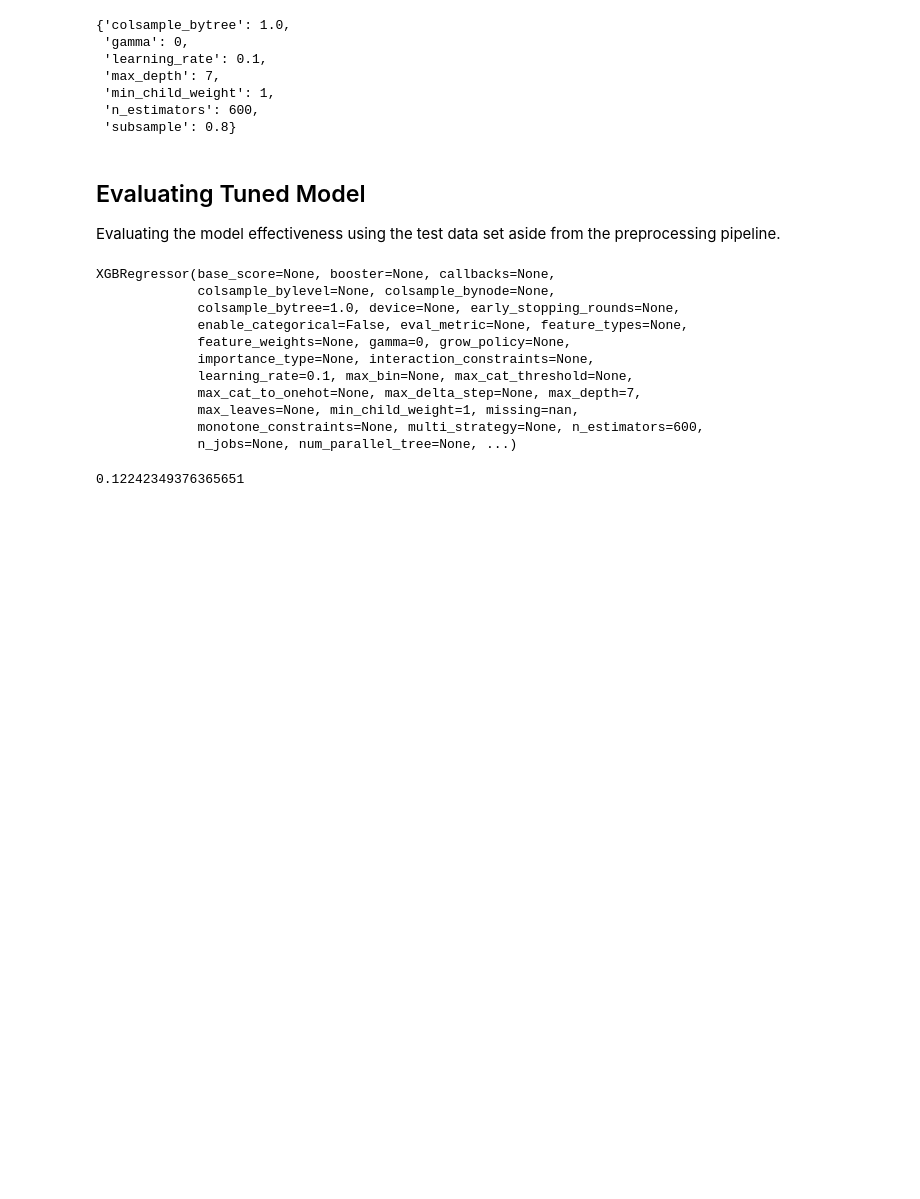
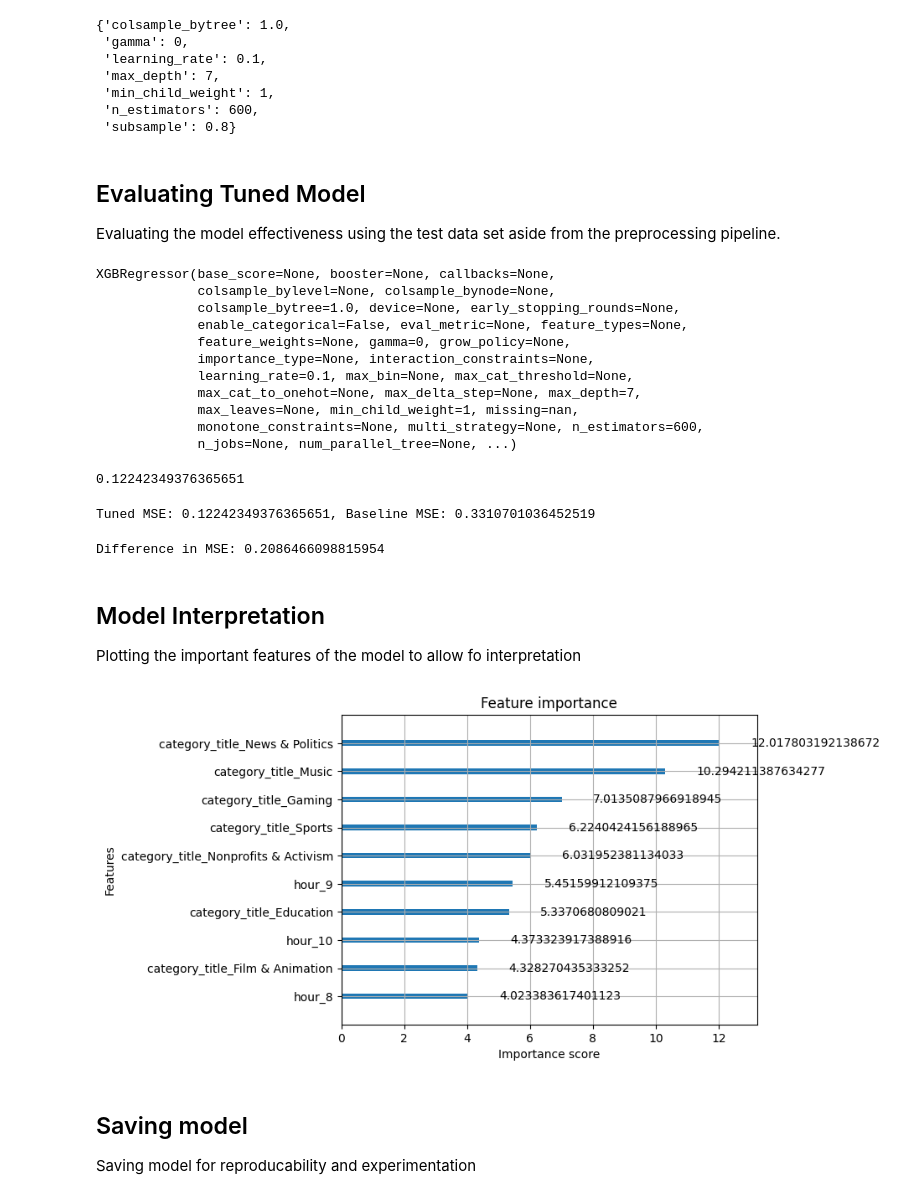
Before and after one commit to Infinit-Learner/youtube-success-predictor, a Jupyter notebook: notebook/03-modeling.ipynb, the cells around one changed output. Drawn from its saved outputs; the diff is of its cells as text; code cells hidden in the pictures; blank space fills up the shorter version.

Commit message:
Modeling V1 Complete

```diff
--- a/notebook/03-modeling.ipynb
+++ b/notebook/03-modeling.ipynb
@@ -115,7 +116,7 @@ param_grid = {
 }
 # %%
 # Grid search fit
-grid_search = GridSearchCV(estimator= xgb.XGBRegressor(), param_grid= param_grid, cv = 2, n_jobs = -1)
+grid_search = GridSearchCV(estimator= xgb.XGBRegressor(), param_grid= param_grid, cv = 5, n_jobs = -1)
 grid_search.fit(X, y)
 # %% [output]
 GridSearchCV(cv=2,
@@ -175,2 +176,27 @@ print(tuned_MSE)
 # %% [output]
 0.12242349376365651
+# %%
+# Fitting baseline model on whole training data and predicting on evalution data to compare to tuned model
+xgb_regressor.fit(X, y)
+baseline_pred = xgb_regressor.predict(X_eval)
+basline_mse = mean_squared_error(y_eval, baseline_pred)
+print(f"Tuned MSE: {tuned_mse}, Baseline MSE: {basline_mse}")
+# %% [output]
+Tuned MSE: 0.12242349376365651, Baseline MSE: 0.3310701036452519
+# %%
+mse_dif = basline_mse - tuned_mse
+print(f"Difference in MSE: {mse_dif}")
+# %% [output]
+Difference in MSE: 0.2086466098815954
+# %% [markdown]
+## Model Interpretation
+Plotting the important features of the model to allow fo interpretation
+# %%
+# Plotting top 10 important eature according to gain
+xgb.plot_importance(xgb_tuned, importance_type= 'gain', max_num_features= 10)
+plt.show()
+# %% [output]
+[figure, added]
+# %% [markdown]
+## Saving model
+Saving model for reproducability and experimentation
```
Also changed, not shown: parts of 3 cells of this notebook.
